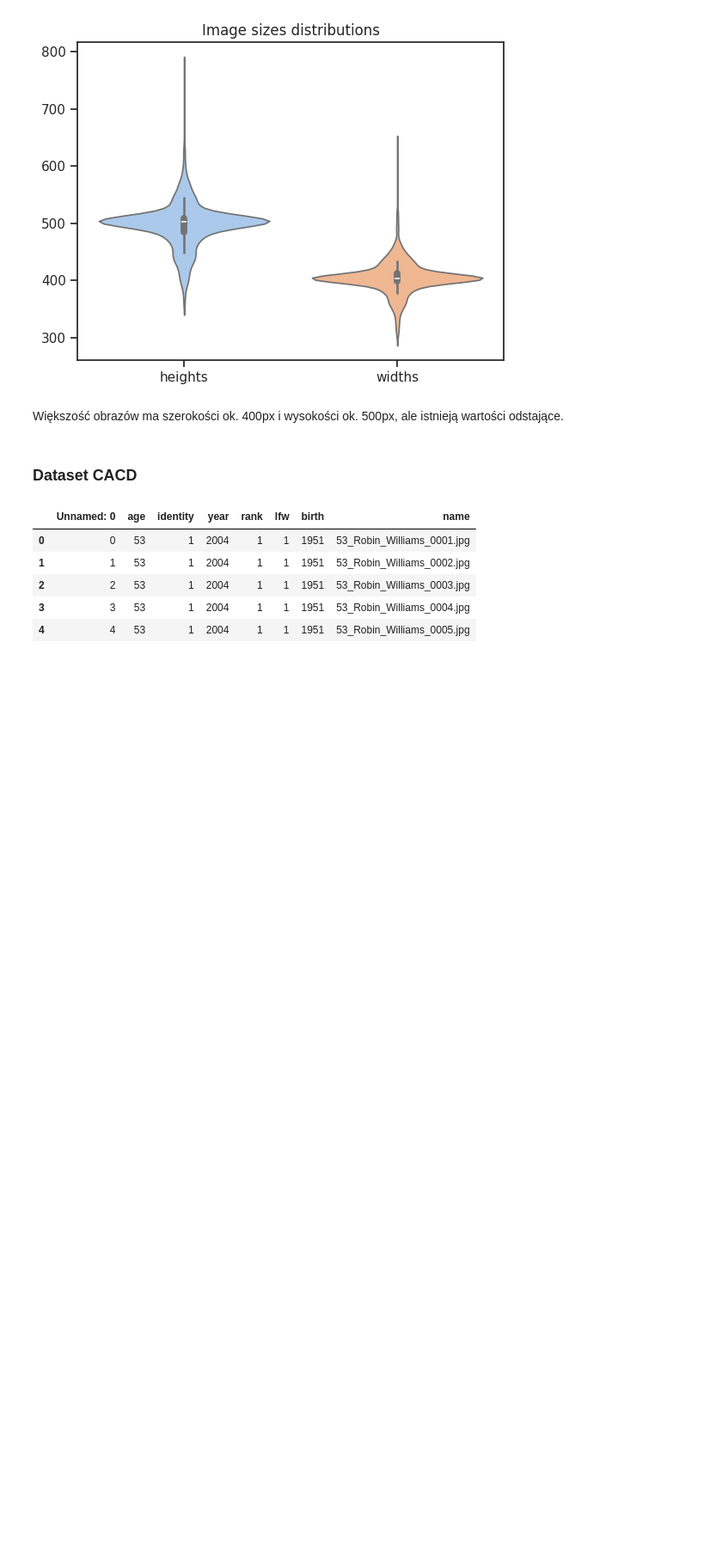
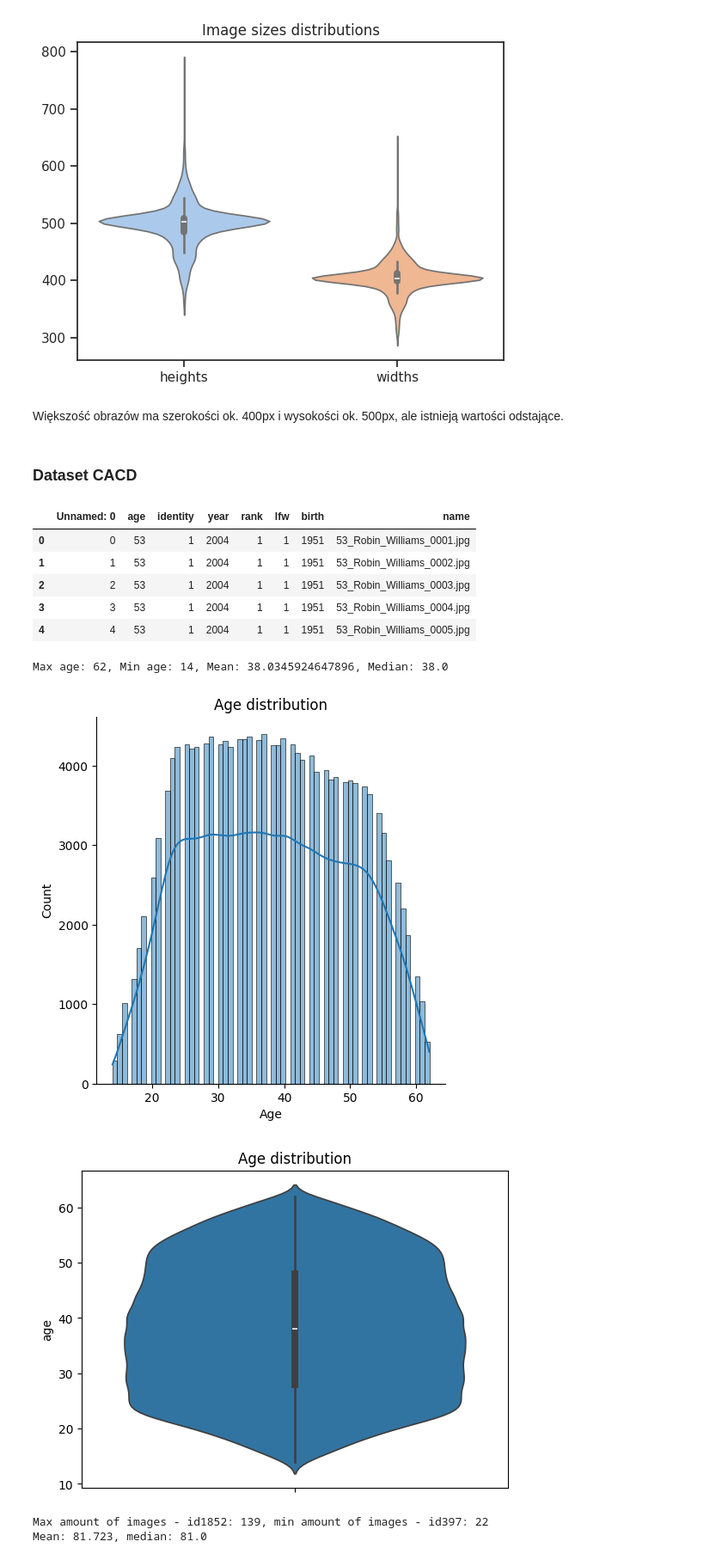
Before and after one commit to pdombrza/face-aging-models, a Jupyter notebook: analysis.ipynb, the cells around one changed output. Shown: that part at 86% size. Saved outputs shown, nothing was run; the diff lists cells and outputs as text; code cells hidden in the pictures; blank space fills up the shorter version.

Commit message:
Some EDA for CACD features

```diff
--- a/analysis.ipynb
+++ b/analysis.ipynb
@@ -117,3 +116,27 @@ cacd_features_df.head()
 | 2 | 2 | 53 | 1 | 2004 | 1 | 1 | 1951 | 53_Robin_Williams_0003.jpg |
 | 3 | 3 | 53 | 1 | 2004 | 1 | 1 | 1951 | 53_Robin_Williams_0004.jpg |
 | 4 | 4 | 53 | 1 | 2004 | 1 | 1 | 1951 | 53_Robin_Williams_0005.jpg |
+# %%
+print(f"Max age: {max(cacd_features_df['age'])}, Min age: {min(cacd_features_df['age'])}, Mean: {np.mean(cacd_features_df['age'])}, Median: {np.median(cacd_features_df['age'])}")
+sns.displot(data=cacd_features_df['age'])
+plt.xlabel('Age')
+plt.title("Age distribution")
+plt.show()
+
+sns.violinplot(data=cacd_features_df['age'])
+plt.title("Age distribution")
+plt.show()
+# %% [output]
+Max age: 62, Min age: 14, Mean: 38.0345924647896, Median: 38.0
+[figure, added]
+[figure, added]
+# %%
+# Image amount per person
+img_counter = Counter(cacd_features_df['identity'])
+max_img_per_person = max(img_counter, key=img_counter.get)
+min_img_per_person = min(img_counter, key=img_counter.get)
+print(f"Max amount of images - id{max_img_per_person}: {img_counter[max_img_per_person]}, min amount of images - id{min_img_per_person}: {img_counter[min_img_per_person]}")
+print(f"Mean: {np.mean(list(img_counter.values()))}, median: {np.median(list(img_counter.values()))}")
+# %% [output]
+Max amount of images - id1852: 139, min amount of images - id397: 22
+Mean: 81.723, median: 81.0
```
Also changed, not shown: parts of 5 cells of this notebook.
